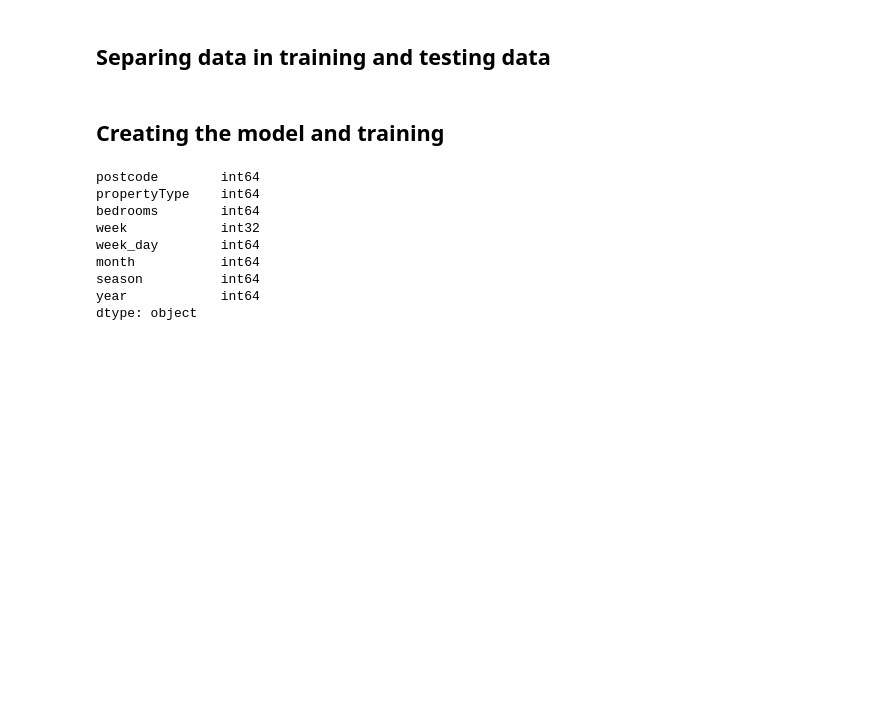
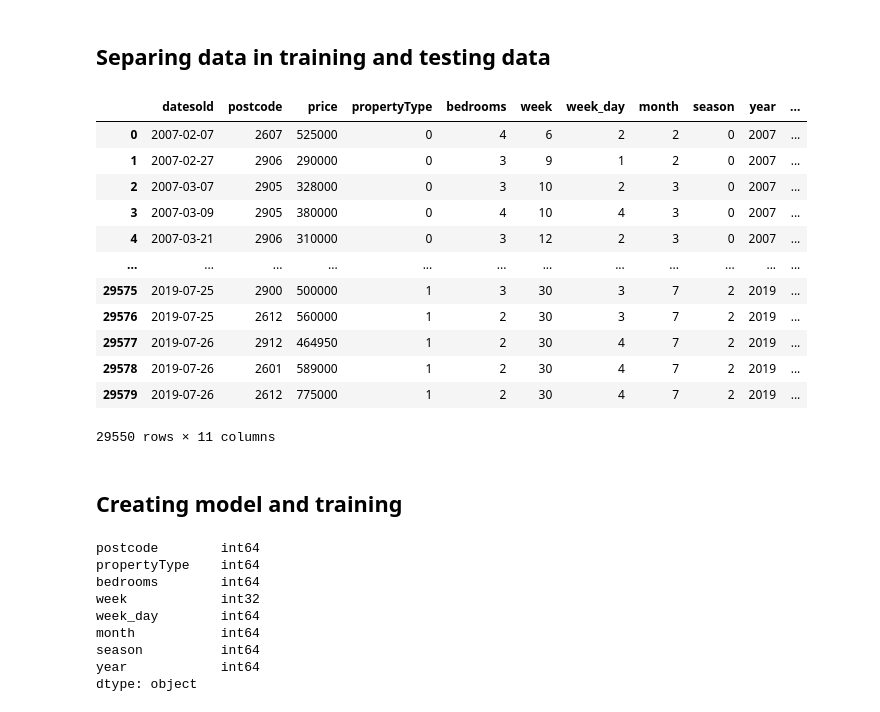
Before and after one commit to NathanBitu/House_Pricing_Forecasting, a Jupyter notebook: house_pricing.ipynb, the cells around one changed output. Saved outputs shown, nothing was run; the diff lists cells and outputs as text; code cells hidden in the pictures; blank space fills up the shorter version.

```diff
--- a/house_pricing.ipynb
+++ b/house_pricing.ipynb
@@ -136,0 +126,16 @@ test_y = raw_sales.iloc[last_value:]['price_trans']
+# %%
+raw_sales
+# %% [output]
+|  | datesold | postcode | price | propertyType | bedrooms | week | week_day | month | season | year | ... |
+| 0 | 2007-02-07 | 2607 | 525000 | 0 | 4 | 6 | 2 | 2 | 0 | 2007 | ... |
+| 1 | 2007-02-27 | 2906 | 290000 | 0 | 3 | 9 | 1 | 2 | 0 | 2007 | ... |
+| 2 | 2007-03-07 | 2905 | 328000 | 0 | 3 | 10 | 2 | 3 | 0 | 2007 | ... |
+| 3 | 2007-03-09 | 2905 | 380000 | 0 | 4 | 10 | 4 | 3 | 0 | 2007 | ... |
+| 4 | 2007-03-21 | 2906 | 310000 | 0 | 3 | 12 | 2 | 3 | 0 | 2007 | ... |
+| ... | ... | ... | ... | ... | ... | ... | ... | ... | ... | ... | ... |
+| 29575 | 2019-07-25 | 2900 | 500000 | 1 | 3 | 30 | 3 | 7 | 2 | 2019 | ... |
+| 29576 | 2019-07-25 | 2612 | 560000 | 1 | 2 | 30 | 3 | 7 | 2 | 2019 | ... |
+| 29577 | 2019-07-26 | 2912 | 464950 | 1 | 2 | 30 | 4 | 7 | 2 | 2019 | ... |
+| 29578 | 2019-07-26 | 2601 | 589000 | 1 | 2 | 30 | 4 | 7 | 2 | 2019 | ... |
+| 29579 | 2019-07-26 | 2612 | 775000 | 1 | 2 | 30 | 4 | 7 | 2 | 2019 | ... |
+29550 rows × 11 columns
@@ -137,3 +152,3 @@ test_y = raw_sales.iloc[last_value:]['price_trans']
 # %% [markdown]
-## Creating the model and training
+## Creating model and training
 # %%
```
Also changed, not shown: parts of 24 cells of this notebook.
